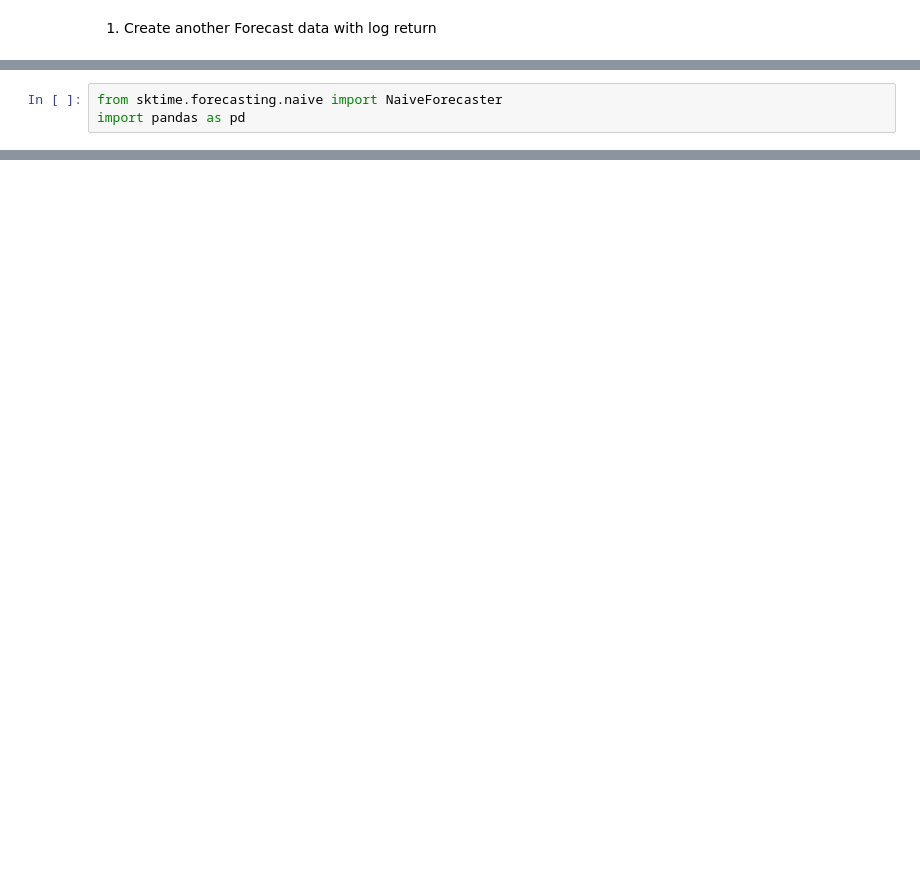
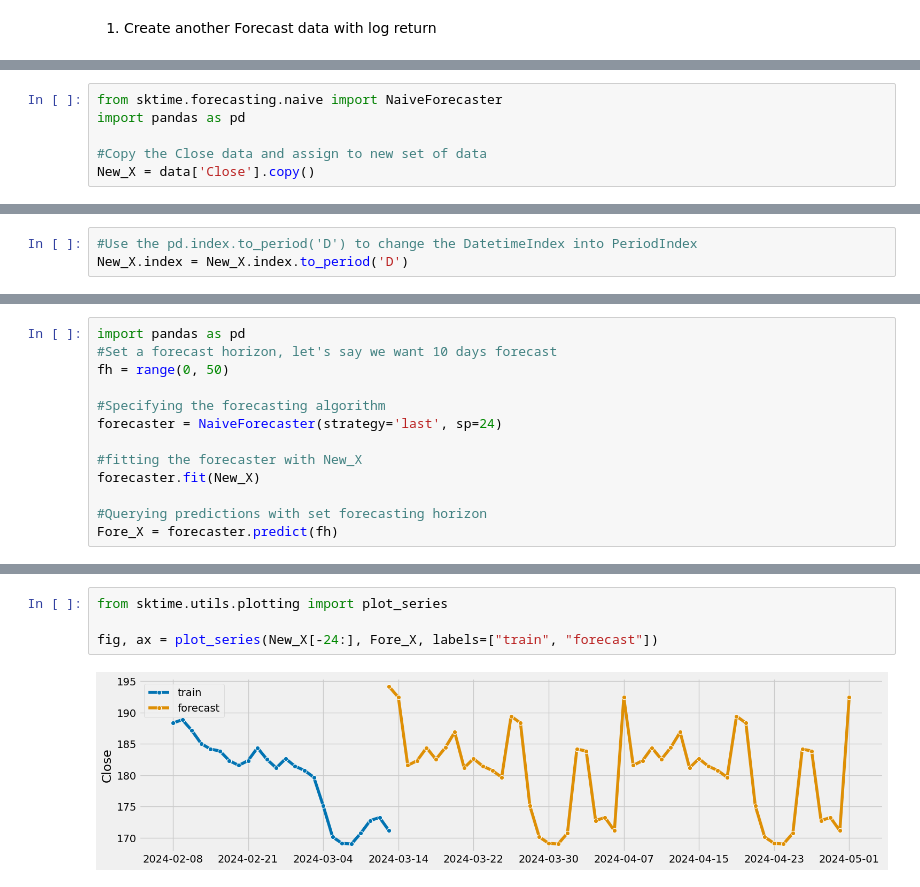
Before and after one commit to tunglinwood/Learning-Material, a Jupyter notebook: Using_SVM_SCV_and_sktime_to_predict_and_forecast_the_stock_price.ipynb, the cells around one changed output, grey strips where cells are left out. Drawn from its saved outputs; the diff is of its cells as text; blank space fills up the shorter version.

```diff
--- a/Using_SVM_SCV_and_sktime_to_predict_and_forecast_the_stock_price.ipynb
+++ b/Using_SVM_SCV_and_sktime_to_predict_and_forecast_the_stock_price.ipynb
@@ -168,3 +172,6 @@ Requirement already satisfied: six>=1.5 in /usr/local/lib/python3.10/dist-packag
 # %%
 from sktime.forecasting.naive import NaiveForecaster
 import pandas as pd
+
+#Copy the Close data and assign to new set of data
+New_X = data['Close'].copy()
@@ -170,0 +190,3 @@ import pandas as pd
+# %%
+#Use the pd.index.to_period('D') to change the DatetimeIndex into PeriodIndex
+New_X.index = New_X.index.to_period('D')
@@ -170,0 +206,13 @@ import pandas as pd
+# %%
+import pandas as pd
+#Set a forecast horizon, let's say we want 10 days forecast
+fh = range(0, 50)
+
+#Specifying the forecasting algorithm
+forecaster = NaiveForecaster(strategy='last', sp=24)
+
+#fitting the forecaster with New_X
+forecaster.fit(New_X)
+
+#Querying predictions with set forecasting horizon
+Fore_X = forecaster.predict(fh)
@@ -170,0 +239,6 @@ import pandas as pd
+# %%
+from sktime.utils.plotting import plot_series
+
+fig, ax = plot_series(New_X[-24:], Fore_X, labels=["train", "forecast"])
+# %% [output]
+[figure, added]
```
Also changed, not shown: parts of 13 cells of this notebook, 1 other file.
